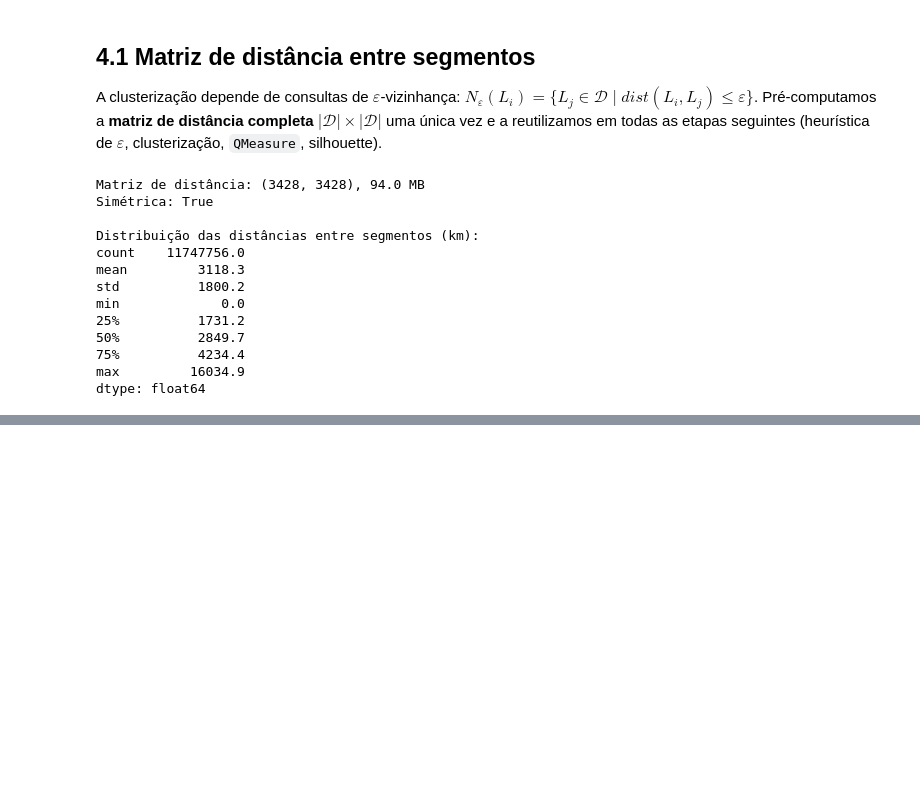
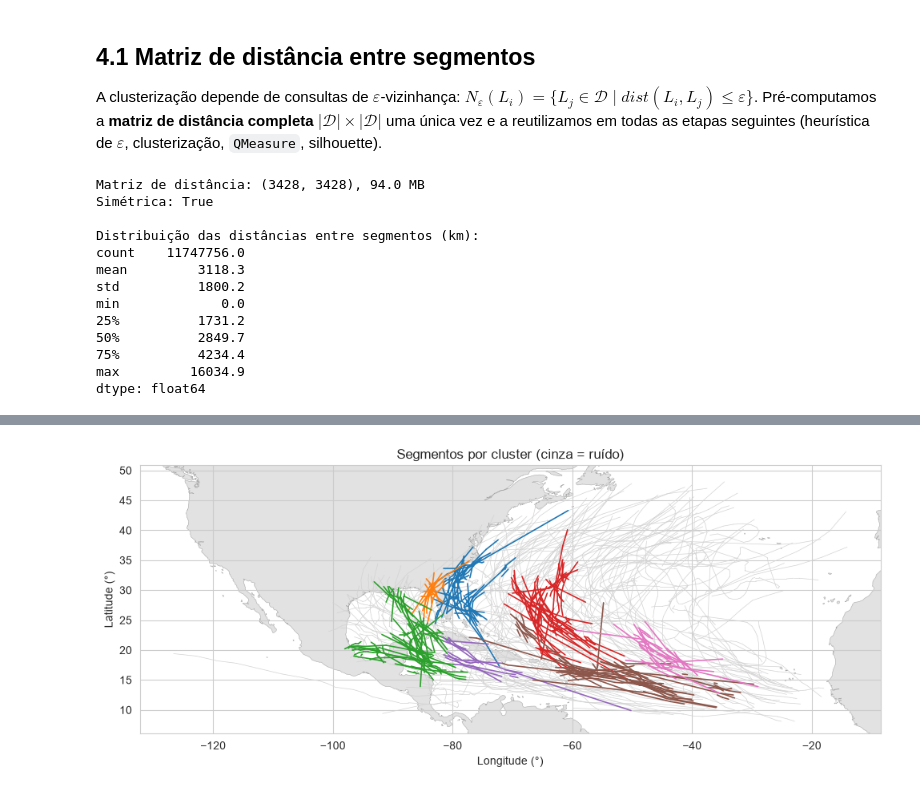
Before and after one commit to HerikDR/Algoritmo-TRACLUS, a Jupyter notebook: traclus_hurdat.ipynb, the cells around one changed output, grey strips where cells are left out. Cells and saved outputs as stored; diff of their text form; code cells hidden in the pictures; blank space fills up the shorter version.

```diff
--- a/traclus_hurdat.ipynb
+++ b/traclus_hurdat.ipynb
@@ -451,0 +578,90 @@ dtype: float64
+# %%
+GAMMA_SUAVIZACAO = 50.0
+
+trajetorias_representativas = {
+    c: gerar_trajetoria_representativa(
+        segmentos[segmentos["cluster"] == c],
+        MIN_LNS_FINAL,
+        GAMMA_SUAVIZACAO
+    )
+    for c in clusters_validos
+}
+
+cores_clusters = plt.cm.tab10(np.linspace(0, 1, 10))
+
+fig, ax = plt.subplots(figsize=(10, 8))
+
+for _, r in segmentos[segmentos["cluster"] == -1].iterrows():
+    ax.plot(
+        [r["lon_inicio"], r["lon_fim"]],
+        [r["lat_inicio"], r["lat_fim"]],
+        color="lightgray",
+        lw=0.5,
+        zorder=1
+    )
+
+for i, c in enumerate(clusters_validos):
+    cor = cores_clusters[i % 10]
+    for _, r in segmentos[segmentos["cluster"] == c].iterrows():
+        ax.plot(
+            [r["lon_inicio"], r["lon_fim"]],
+            [r["lat_inicio"], r["lat_fim"]],
+            color=cor,
+            lw=1.2,
+            zorder=2
+        )
+
+ax.set_title("Segmentos por cluster (cinza = ruído)")
+ax.set_xlabel("Longitude (°)")
+ax.set_ylabel("Latitude (°)")
+ax.set_aspect("equal")
+adicionar_mapa_base(ax)
+
+plt.tight_layout()
+plt.show()
+
+fig, ax = plt.subplots(figsize=(10, 8))
+
+for _, r in segmentos[segmentos["cluster"] == -1].iterrows():
+    ax.plot(
+        [r["lon_inicio"], r["lon_fim"]],
+        [r["lat_inicio"], r["lat_fim"]],
+        color="lightgray",
+        lw=0.5,
+        zorder=1
+    )
+
+for i, c in enumerate(clusters_validos):
+    cor = cores_clusters[i % 10]
+    rt = trajetorias_representativas[c]
+
+    if len(rt) > 0:
+        lat_rt, lon_rt = xy_para_latlon(rt[:, 0], rt[:, 1], LAT_REF, LON_REF)
+        n_traj = resumo_clusters.loc[
+            resumo_clusters["cluster"] == c,
+            "n_trajetorias"
+        ].iloc[0]
+
+        ax.plot(
+            lon_rt,
+            lat_rt,
+            color=cor,
+            lw=3,
+            marker="o",
+            ms=4,
+            label=f"Cluster {c} ({n_traj} trajetórias)",
+            zorder=3
+        )
+
+ax.set_title("Trajetórias representativas")
+ax.set_xlabel("Longitude (°)")
+ax.set_ylabel("Latitude (°)")
+ax.set_aspect("equal")
+ax.legend(fontsize=8, loc="upper left")
+
+adicionar_mapa_base(ax)
+
+plt.tight_layout()
+plt.show()
+# %% [output]
+[figure, added]
```
Also changed, not shown: parts of 9 cells of this notebook, 1 other file.
